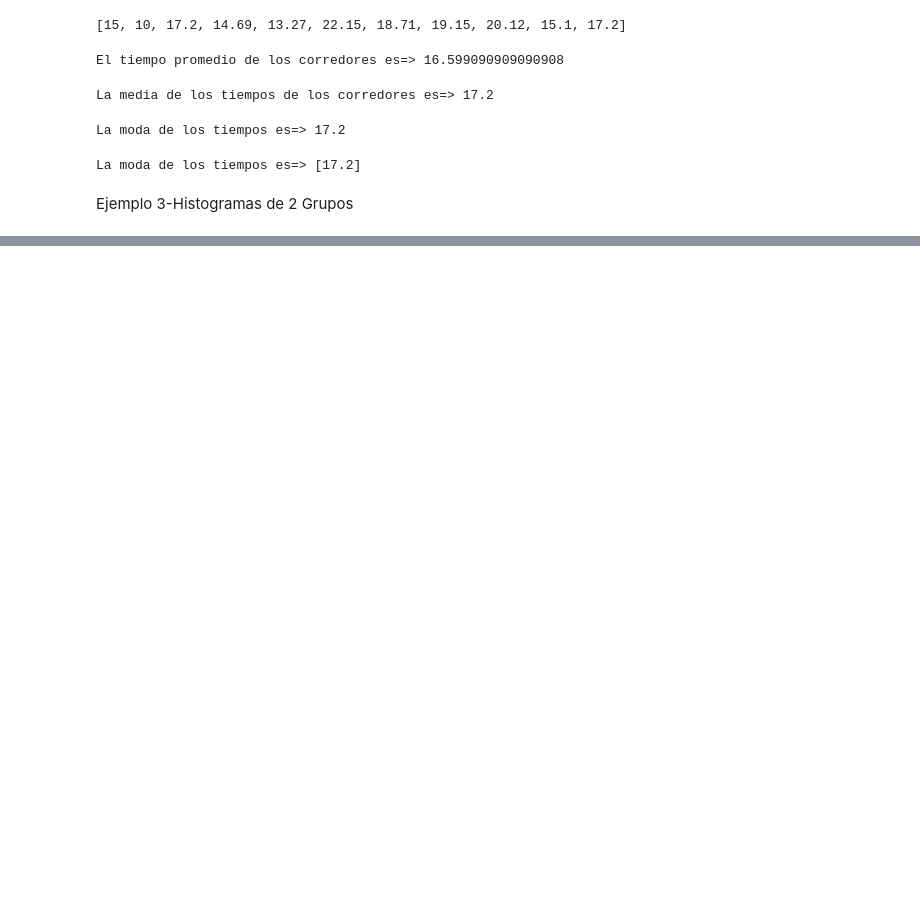
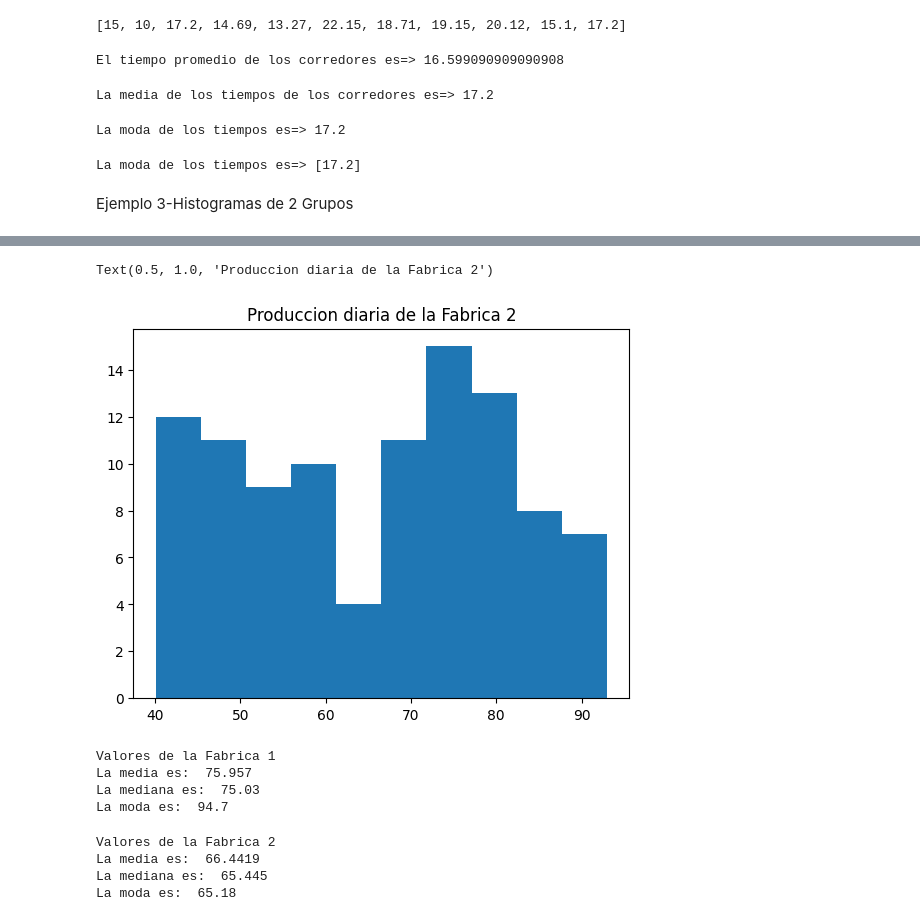
Before and after one commit to everlop12/Probabilidad, a Jupyter notebook: Practica_1.ipynb, the cells around one changed output, grey strips where cells are left out. Cells and saved outputs as stored; diff of their text form; code cells hidden in the pictures; blank space fills up the shorter version.

```diff
--- a/Practica_1.ipynb
+++ b/Practica_1.ipynb
@@ -99,0 +117,34 @@ print(fabrica1)
+# %%
+plt.hist(fabrica2)
+plt.title("Produccion diaria de la Fabrica 2")
+# %% [output]
+Text(0.5, 1.0, 'Produccion diaria de la Fabrica 2')
+[figure, added]
+# %%
+media1 = mean(fabrica1)
+mediana1 = median(fabrica1)
+moda1 = mode(fabrica1)
+
+print("Valores de la Fabrica 1")
+print("La media es: ",media1)
+print("La mediana es: ",mediana1)
+print("La moda es: ",moda1)
+# %% [output]
+Valores de la Fabrica 1
+La media es:  75.957
+La mediana es:  75.03
+La moda es:  94.7
+# %%
+media2 = mean(fabrica2)
+mediana2 = median(fabrica2)
+moda2 = mode(fabrica2)
+
+print("Valores de la Fabrica 2")
+print("La media es: ",media2)
+print("La mediana es: ",mediana2)
+print("La moda es: ",moda2)
+# %% [output]
+Valores de la Fabrica 2
+La media es:  66.4419
+La mediana es:  65.445
+La moda es:  65.18
```
Also changed, not shown: parts of 6 cells of this notebook.
